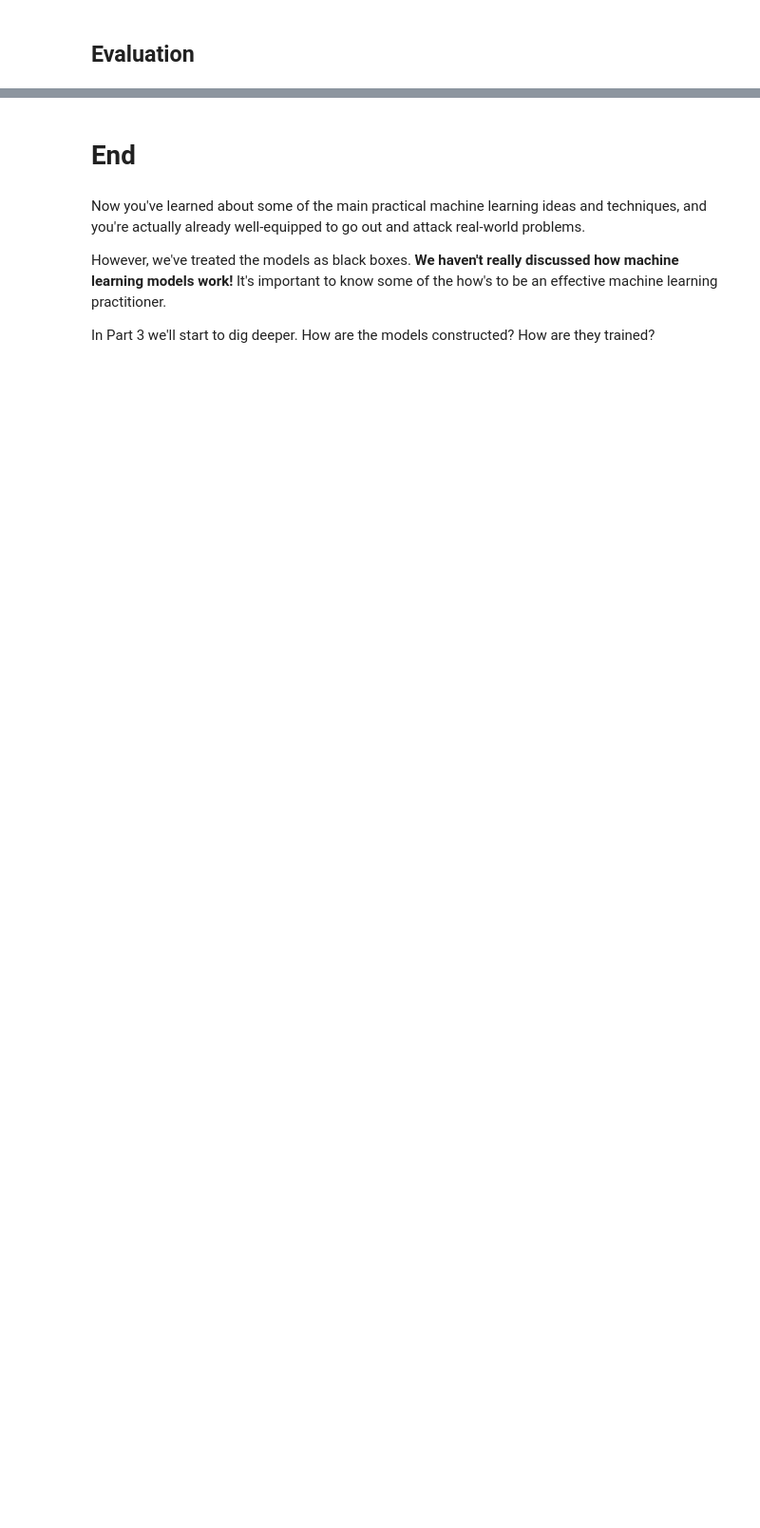
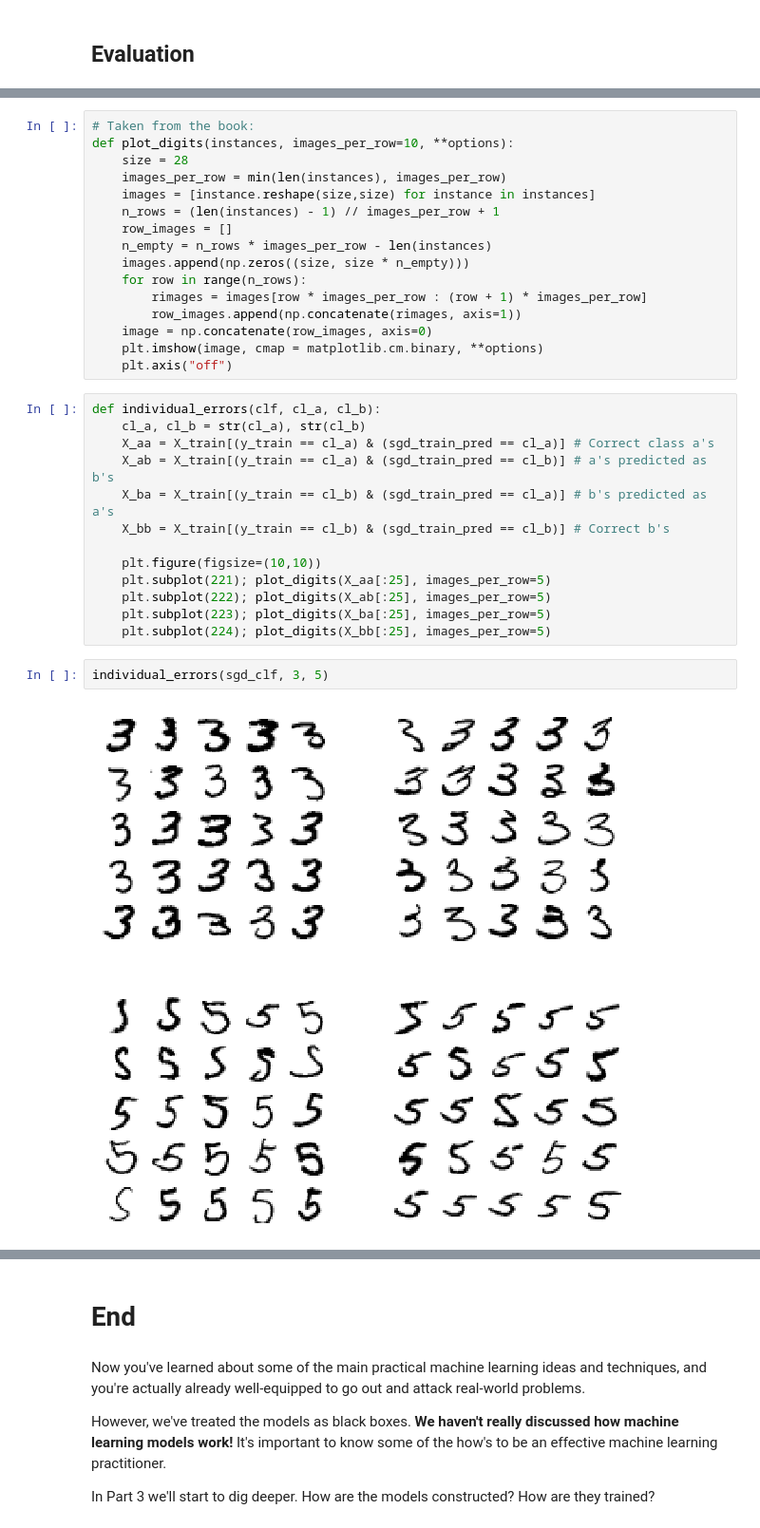
Before and after one commit to h183502/DAT158ML, a Jupyter notebook: Part2-classification/DAT158-Part2-Classification.ipynb, the cells around one changed output, grey strips where cells are left out. Shown at 95% size. Cells and saved outputs as stored; diff of their text form; blank space fills up the shorter version.

```diff
--- a/Part2-classification/DAT158-Part2-Classification.ipynb
+++ b/Part2-classification/DAT158-Part2-Classification.ipynb
@@ -692,0 +896,33 @@ Some of the things we've learned so far:
+# %%
+# Taken from the book:
+def plot_digits(instances, images_per_row=10, **options):
+    size = 28
+    images_per_row = min(len(instances), images_per_row)
+    images = [instance.reshape(size,size) for instance in instances]
+    n_rows = (len(instances) - 1) // images_per_row + 1
+    row_images = []
+    n_empty = n_rows * images_per_row - len(instances)
+    images.append(np.zeros((size, size * n_empty)))
+    for row in range(n_rows):
+        rimages = images[row * images_per_row : (row + 1) * images_per_row]
+        row_images.append(np.concatenate(rimages, axis=1))
+    image = np.concatenate(row_images, axis=0)
+    plt.imshow(image, cmap = matplotlib.cm.binary, **options)
+    plt.axis("off")
+# %%
+def individual_errors(clf, cl_a, cl_b):
+    cl_a, cl_b = str(cl_a), str(cl_b)
+    X_aa = X_train[(y_train == cl_a) & (sgd_train_pred == cl_a)] # Correct class a's
+    X_ab = X_train[(y_train == cl_a) & (sgd_train_pred == cl_b)] # a's predicted as b's
+    X_ba = X_train[(y_train == cl_b) & (sgd_train_pred == cl_a)] # b's predicted as a's
+    X_bb = X_train[(y_train == cl_b) & (sgd_train_pred == cl_b)] # Correct b's
+
+    plt.figure(figsize=(10,10))
+    plt.subplot(221); plot_digits(X_aa[:25], images_per_row=5)
+    plt.subplot(222); plot_digits(X_ab[:25], images_per_row=5)
+    plt.subplot(223); plot_digits(X_ba[:25], images_per_row=5)
+    plt.subplot(224); plot_digits(X_bb[:25], images_per_row=5)
+# %%
+individual_errors(sgd_clf, 3, 5)
+# %% [output]
+[figure, added]
```
Also changed, not shown: parts of 82 cells of this notebook.
